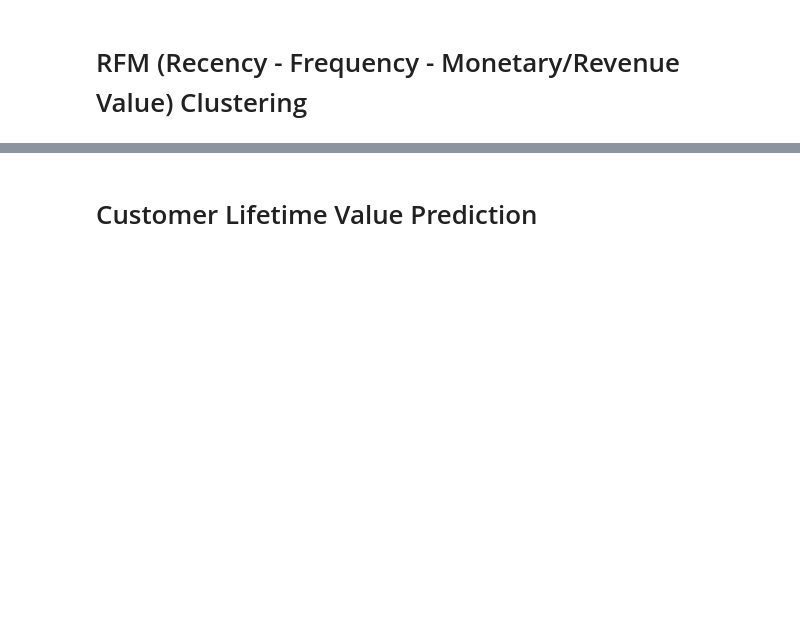
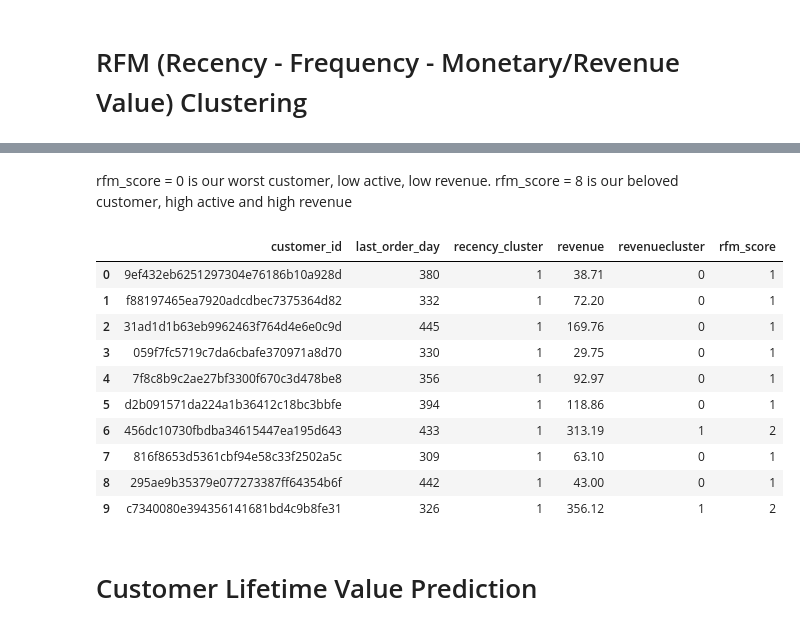
Before and after one commit to anhphuongnguyenquynh/mlops-ml-ecommerce-customers, a Jupyter notebook: ml-labs/customer_lifetime_value_prediction.ipynb, the cells around one changed output, grey strips where cells are left out. Saved outputs shown, nothing was run; the diff lists cells and outputs as text; code cells hidden in the pictures; blank space fills up the shorter version.

```diff
--- a/ml-labs/customer_lifetime_value_prediction.ipynb
+++ b/ml-labs/customer_lifetime_value_prediction.ipynb
@@ -314,0 +327,14 @@ olist_customers_revenue.groupby('revenuecluster')['revenue'].describe()
+# %%
+#reorder clusters so that cluster 3 is better than cluster 1 means that with cluster 1: the mean (revenue) is higher than the mean (revenue) of cluster 3
+#function for ordering cluster numbers
+def order_cluster(cluster_field_name, target_field_name,df,ascending):
+    new_cluster_field_name = 'new_' + cluster_field_name
+    df_new = df.groupby(cluster_field_name)[target_field_name].mean().reset_index()
+    df_new = df_new.sort_values(by=target_field_name,ascending=ascending).reset_index(drop=True)
+    df_new['index'] = df_new.index
+    df_final = pd.merge(df,df_new[[cluster_field_name,'index']], on=cluster_field_name)
+    df_final = df_final.drop([cluster_field_name],axis=1)
+    df_final = df_final.rename(columns={"index":cluster_field_name})
+    return df_final
+# %%
+olist_orders_revenue_ordered = order_cluster('revenuecluster', 'revenue', olist_customers_revenue, True)
@@ -315,2 +350,6 @@ olist_customers_revenue.groupby('revenuecluster')['revenue'].describe()
 # %% [markdown]
 # RFM (Recency - Frequency - Monetary/Revenue Value) Clustering
+# %%
+#Calculate overall score and use mean() to see details
+order_rfm = pd.merge(olist_orders_recency_ordered, olist_orders_revenue_ordered, on = 'customer_id')
+order_rfm.head(5)
@@ -316,0 +363,2 @@ olist_customers_revenue.groupby('revenuecluster')['revenue'].describe()
+# %%
+order_rfm['rfm_score'] = order_rfm['recency_cluster'] + order_rfm['revenuecluster']
@@ -317,2 +377,18 @@ olist_customers_revenue.groupby('revenuecluster')['revenue'].describe()
+# %% [markdown]
+rfm_score = 0 is our worst customer, low active, low revenue. rfm_score = 8 is our beloved customer, high active and high revenue
+# %%
+order_rfm.head(10)
+# %% [output]
+|  | customer_id | last_order_day | recency_cluster | revenue | revenuecluster | rfm_score |
+| 0 | 9ef432eb6251297304e76186b10a928d | 380 | 1 | 38.71 | 0 | 1 |
+| 1 | f88197465ea7920adcdbec7375364d82 | 332 | 1 | 72.20 | 0 | 1 |
+| 2 | 31ad1d1b63eb9962463f764d4e6e0c9d | 445 | 1 | 169.76 | 0 | 1 |
+| 3 | 059f7fc5719c7da6cbafe370971a8d70 | 330 | 1 | 29.75 | 0 | 1 |
+| 4 | 7f8c8b9c2ae27bf3300f670c3d478be8 | 356 | 1 | 92.97 | 0 | 1 |
+| 5 | d2b091571da224a1b36412c18bc3bbfe | 394 | 1 | 118.86 | 0 | 1 |
+| 6 | 456dc10730fbdba34615447ea195d643 | 433 | 1 | 313.19 | 1 | 2 |
+| 7 | 816f8653d5361cbf94e58c33f2502a5c | 309 | 1 | 63.10 | 0 | 1 |
+| 8 | 295ae9b35379e077273387ff64354b6f | 442 | 1 | 43.00 | 0 | 1 |
+| 9 | c7340080e394356141681bd4c9b8fe31 | 326 | 1 | 356.12 | 1 | 2 |
 # %% [markdown]
 # Customer Lifetime Value Prediction
```
Also changed, not shown: parts of 30 cells of this notebook.
